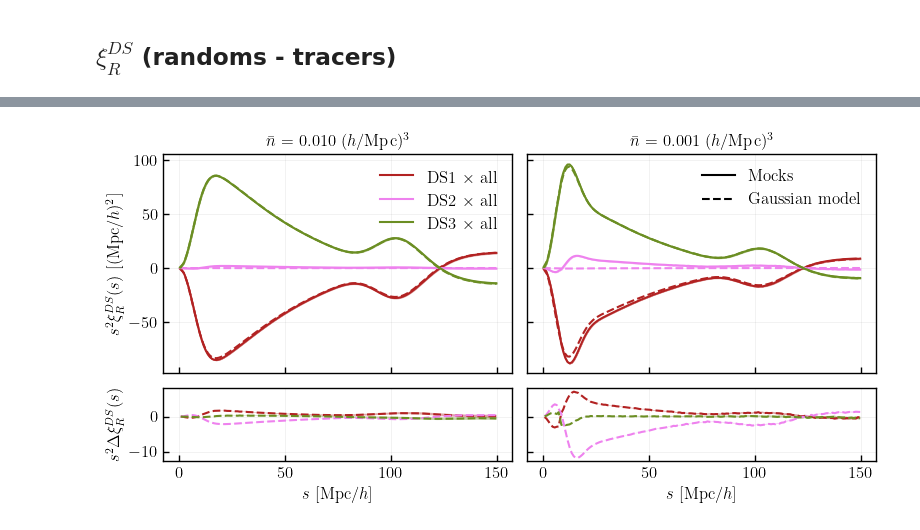
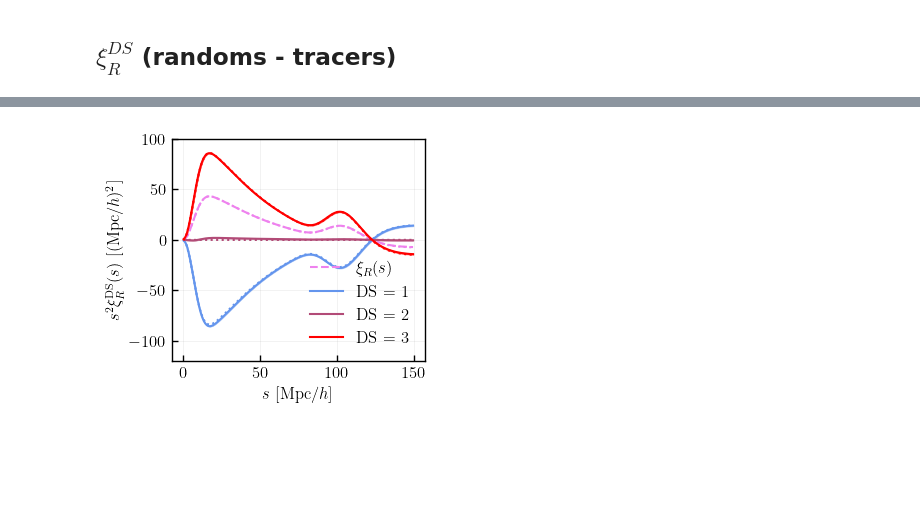
Before and after one commit to mathildepinon/densitysplit, a Jupyter notebook: nb/GaussianDensity.ipynb, the cells around one changed output, grey strips where cells are left out. Saved outputs shown, nothing was run; the diff lists cells and outputs as text; code cells hidden in the pictures; blank space fills up the shorter version.

```diff
--- a/nb/GaussianDensity.ipynb
+++ b/nb/GaussianDensity.ipynb
@@ -196,61 +176,52 @@ smootheddensitysplitsmodel = GaussianDensitySplitsModel(smootheddensitymodel, ns
 # %%
-plt.rcParams["figure.figsize"] = (8, 4)
-fig, axes = plt.subplots(2, 2, sharex=True, sharey='row', gridspec_kw={'height_ratios': [3, 1]})
-colors = ['firebrick', 'violet', 'olivedrab']
+fig = plt.figure(figsize=(3.5, 3))
+
+from matplotlib.colors import LinearSegmentedColormap
+
+base_colors = ['cornflowerblue', 'red']
+cmap = LinearSegmentedColormap.from_list("mycmap", base_colors, N=nsplits)
+colors = [cmap(i) for i in range(nsplits)]
 
 model_ccf = smootheddensitysplitsmodel.ccf_randoms_tracers(nbar=0, p=0)
+model_xiR_shotnoise = smoothedmodel.set_smoothed_xi(nbar=nb)
 
-for i, nb in enumerate(nbar):
-    xiR = list()
-    for batch_index in range(10):
-        xi_fn = '10gaussianMocks_batch{:d}_pkdamped_z{:.3f}_bias{:.1f}_boxsize{:d}_nmesh{:d}_nbar{:.3f}_cellsize{:d}_resampler{}_{:d}splits_randoms_size{:d}'.format(batch_index, z, bias, boxsize, nmesh, nb, cellsize, resampler, nsplits, randoms_size)
-        batch_results = np.load(xi_dir+xi_fn+'_RH_CCF.npy', allow_pickle=True)
-        for batch in batch_results:
-            xiR.append(batch)
+xiR = list()
+for batch_index in range(10):
+    xi_fn = '10gaussianMocks_batch{:d}_pkdamped_z{:.3f}_bias{:.1f}_boxsize{:d}_nmesh{:d}_nbar{:.3f}_cellsize{:d}_resampler{}_{:d}splits_randoms_size{:d}'.format(batch_index, z, bias, boxsize, nmesh, nb, cellsize, resampler, nsplits, randoms_size)
+    batch_results = np.load(xi_dir+xi_fn+'_RH_CCF.npy', allow_pickle=True)
+    for batch in batch_results:
+        xiR.append(batch)
 
-    ## Mocks
-    mocks_split_xi_rh, cov_rh = get_split_poles(xiR, ells=ells, nsplits=nsplits)
-    std_rh = np.array_split(np.array(np.array_split(np.diag(cov_rh)**0.5, nells)), nsplits, axis=1)/np.sqrt(100)
-    s, _, _ = xiR[0][0].get_corr(return_sep=True)
+## Mocks
+mocks_split_xi_rh, cov_rh = get_split_poles(xiR, ells=ells)
+std_rh = np.array_split(np.array(np.array_split(np.diag(cov_rh)**0.5, nells)), nsplits, axis=1)/np.sqrt(len(xiR))
+s, _, _ = xiR[0][0].get_corr(return_sep=True)
 
-    ## Model
-    model_ccf_gaussian_shotnoise = smootheddensitysplitsmodel.ccf_randoms_tracers(nbar=nb, p=2)
-    model_ccf_full_shotnoise = smootheddensitysplitsmodel.ccf_randoms_tracers(nbar=nb, p=4)
+## Model
+model_ccf_gaussian_shotnoise = smootheddensitysplitsmodel.ccf_randoms_tracers(nbar=nb, p=2)
+model_ccf_full_shotnoise = smootheddensitysplitsmodel.ccf_randoms_tracers(nbar=nb, p=4)
 
-    for ill, ell in enumerate(ells):
-        for ds in range(nsplits):
-            y = s**2 * mocks_split_xi_rh[ds][ill]
-            error = s**2 * std_rh[ds][ill]
+for ill, ell in enumerate(ells):
+    plt.plot(s, s**2 * xiR_ells[ill], label=r'$\xi_{R}(s)$', color='violet', ls='--')
+    plt.plot(smootheddensitysplitsmodel.sep, smootheddensitysplitsmodel.sep**2 * model_xiR_shotnoise, color='violet', ls=':')
 
-            axes[0][i].plot(s, y, color=colors[ds])
-            axes[0][i].fill_between(s, y-error, y+error, alpha=0.4, color=colors[ds])
-            #axes[0][i].plot(smootheddensitysplitsmodel.sep, smootheddensitysplitsmodel.sep**2 * model_ccf[ds], ls=':', color=colors[ds])
-            #axes[0][i].plot(smootheddensitysplitsmodel.sep, smootheddensitysplitsmodel.sep**2 * model_ccf_gaussian_shotnoise[ds], ls='-.', color=colors[ds])
-            axes[0][i].plot(smootheddensitysplitsmodel.sep, smootheddensitysplitsmodel.sep**2 * model_ccf_full_shotnoise[ds], ls='--', color=colors[ds])
-            axes[0][i].set_title(r'$\bar{{n}}$ = {:.3f} $(h/\mathrm{{Mpc}})^3$'.format(nb))
+    for ds in range(nsplits):
+        y = s**2 * mocks_split_xi_rh[ds][ill]
+        error = s**2 * std_rh[ds][ill]
 
-            model_interp_gaussian_shotnoise = scipy.interpolate.interp1d(smootheddensitysplitsmodel.sep.transpose()[0], model_ccf_gaussian_shotnoise[ds].transpose()[0])
-            y_err_gaussian_shotnoise = s**2 * (model_interp_gaussian_shotnoise(s) - mocks_split_xi_rh[ds][ill])
-            model_interp_full_shotnoise = scipy.interpolate.interp1d(smootheddensitysplitsmodel.sep.transpose()[0], model_ccf_full_shotnoise[ds].transpose()[0])
-            y_err_full_shotnoise = s**2 * (model_interp_full_shotnoise(s) - mocks_split_xi_rh[ds][ill])
-            #axes[1][i].plot(s, y_err_gaussian_shotnoise, label='Mocks', ls='-.', color=colors[ds]) # ($\bar{{n}}$ = {:.1e})'.format(nbar))
-            #axes[1][i].fill_between(s, y_err_gaussian_shotnoise-error, y_err_gaussianshot_noise+error, alpha=0.4, facecolor=colors[ds])
-            axes[1][i].plot(s, y_err_full_shotnoise, label='Gaussian mocks', ls='--', color=colors[ds]) # ($\bar{{n}}$ = {:.1e})'.format(nbar))
-            axes[1][i].fill_between(s, y_err_full_shotnoise-error, y_err_full_shotnoise+error, alpha=0.4, facecolor=colors[ds])
-            axes[1][i].set_xlabel(r'$s$ [$\mathrm{Mpc}/h$]')
+        plt.plot(s, y, color=colors[ds])
+        plt.fill_between(s, y-error, y+error, alpha=0.4, color=colors[ds])
+        plt.plot(smootheddensitysplitsmodel.sep, smootheddensitysplitsmodel.sep**2 * model_ccf_full_shotnoise[ds], ls=':', color=colors[ds])
 
 for ds in range(nsplits):
-    axes[0][0].plot([], [], label=r'DS{} $\times$ all'.format(ds+1), color=colors[ds])
-axes[0][1].plot([], [], ls='-', color='black', label='Mocks')
-#axes[0][1].plot([], [], ls=':', color='black', label='No shot noise')
-#axes[0][1].plot([], [], ls='-.', color='black', label='Gaussian shot noise')
-axes[0][1].plot([], [], ls='--', color='black', label='Gaussian model')
-axes[0][0].legend()
-axes[0][1].legend()
-
-axes[0][0].set_ylabel(r'$s^2 \xi_{R}^{DS}(s)$ [$(\mathrm{Mpc}/h)^{2}$]')
-axes[1][0].set_ylabel(r'$s^2 \Delta \xi_{R}^{DS}(s)$')
+    plt.plot([], [], label=r'DS = {}'.format(ds+1), color=colors[ds])
+#plt.plot([], [], ls='-', color='black', label='Gaussian mocks')
+#plt.plot([], [], ls='--', color='black', label='Gaussian model')
+plt.legend()
+plt.ylim(-120, 100)
+plt.xlabel(r'$s$ [$\mathrm{Mpc}/h$]')
+plt.ylabel(r'$s^2 \xi_{R}^{\rm DS}(s)$ [$(\mathrm{Mpc}/h)^{2}$]')
 fig.align_ylabels()
-plt.savefig(os.path.join(plots_dir, 'gaussianModelvsMocks_densitysplits.pdf'), dpi=500)
+plt.savefig(os.path.join(plots_dir, 'gaussianModelvsMocks_densitysplits_nbar{}.pdf'.format(nb)), dpi=500)
 plt.show()
 # %% [output]
@@ -274 +242 @@ plt.show()
-[figure, old version]
+[figure, new version]
```
Also changed, not shown: parts of 10 cells of this notebook, 51 other files.
